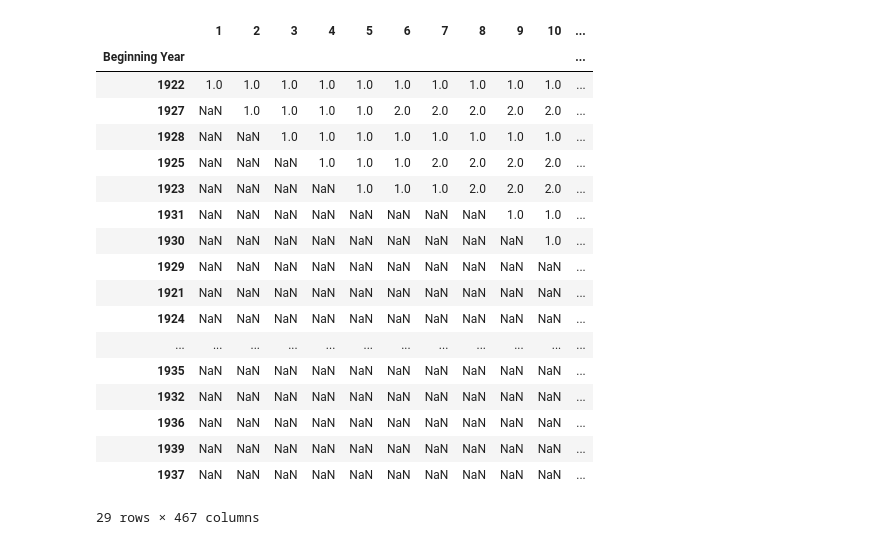
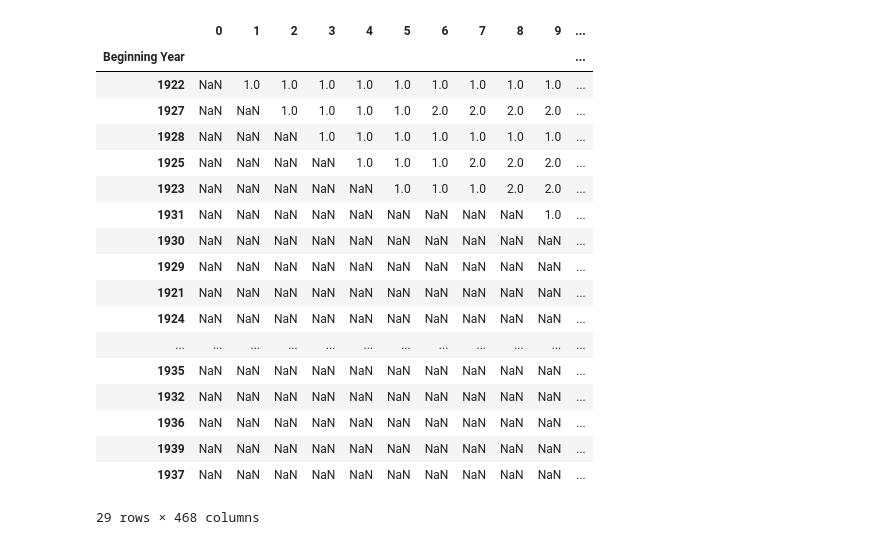
Before and after one commit to ZaneHuttinga/silent-features, a Jupyter notebook: silent_features.ipynb, the cells around one changed output. Drawn from its saved outputs; the diff is of its cells as text; code cells hidden in the pictures.

```diff
--- a/silent_features.ipynb
+++ b/silent_features.ipynb
@@ -16,29 +16,29 @@ movie_count = len(data.index)
 # %%
 # Create an empty DataFrame, which we will load with the counts by year.
 frames = pd.DataFrame()
 
 # Count the movies by year with a for loop.
-for i in range(1,movie_count):
+for i in range(movie_count):
     # Pick out the first i rows of the dataset.
     so_far = data.iloc[range(i),:]
     # Create a new column in the DataFrame 'frames' that will store the counts for the first i rows.
     new_col = pd.DataFrame(so_far.groupby("Beginning Year")["Beginning Year"].count())
     # Rename the new column to the corresponding row number.
     new_col = new_col.rename(columns = {"Beginning Year" : i})
     # Add the new column to the 'frames' DataFrame.
     frames = pd.concat([frames, new_col], axis = 1)
 
 frames
 # %% [output]
-|  | 1 | 2 | 3 | 4 | 5 | 6 | 7 | 8 | 9 | 10 | ... |
+|  | 0 | 1 | 2 | 3 | 4 | 5 | 6 | 7 | 8 | 9 | ... |
 | Beginning Year |  |  |  |  |  |  |  |  |  |  | ... |
-| 1922 | 1.0 | 1.0 | 1.0 | 1.0 | 1.0 | 1.0 | 1.0 | 1.0 | 1.0 | 1.0 | ... |
-| 1927 | NaN | 1.0 | 1.0 | 1.0 | 1.0 | 2.0 | 2.0 | 2.0 | 2.0 | 2.0 | ... |
-| 1928 | NaN | NaN | 1.0 | 1.0 | 1.0 | 1.0 | 1.0 | 1.0 | 1.0 | 1.0 | ... |
-| 1925 | NaN | NaN | NaN | 1.0 | 1.0 | 1.0 | 2.0 | 2.0 | 2.0 | 2.0 | ... |
-| 1923 | NaN | NaN | NaN | NaN | 1.0 | 1.0 | 1.0 | 2.0 | 2.0 | 2.0 | ... |
-| 1931 | NaN | NaN | NaN | NaN | NaN | NaN | NaN | NaN | 1.0 | 1.0 | ... |
-| 1930 | NaN | NaN | NaN | NaN | NaN | NaN | NaN | NaN | NaN | 1.0 | ... |
+| 1922 | NaN | 1.0 | 1.0 | 1.0 | 1.0 | 1.0 | 1.0 | 1.0 | 1.0 | 1.0 | ... |
+| 1927 | NaN | NaN | 1.0 | 1.0 | 1.0 | 1.0 | 2.0 | 2.0 | 2.0 | 2.0 | ... |
+| 1928 | NaN | NaN | NaN | 1.0 | 1.0 | 1.0 | 1.0 | 1.0 | 1.0 | 1.0 | ... |
+| 1925 | NaN | NaN | NaN | NaN | 1.0 | 1.0 | 1.0 | 2.0 | 2.0 | 2.0 | ... |
+| 1923 | NaN | NaN | NaN | NaN | NaN | 1.0 | 1.0 | 1.0 | 2.0 | 2.0 | ... |
+| 1931 | NaN | NaN | NaN | NaN | NaN | NaN | NaN | NaN | NaN | 1.0 | ... |
+| 1930 | NaN | NaN | NaN | NaN | NaN | NaN | NaN | NaN | NaN | NaN | ... |
 | 1929 | NaN | NaN | NaN | NaN | NaN | NaN | NaN | NaN | NaN | NaN | ... |
 | 1921 | NaN | NaN | NaN | NaN | NaN | NaN | NaN | NaN | NaN | NaN | ... |
 | 1924 | NaN | NaN | NaN | NaN | NaN | NaN | NaN | NaN | NaN | NaN | ... |
@@ -48,7 +48,7 @@ frames
 | 1936 | NaN | NaN | NaN | NaN | NaN | NaN | NaN | NaN | NaN | NaN | ... |
 | 1939 | NaN | NaN | NaN | NaN | NaN | NaN | NaN | NaN | NaN | NaN | ... |
 | 1937 | NaN | NaN | NaN | NaN | NaN | NaN | NaN | NaN | NaN | NaN | ... |
-29 rows × 467 columns
+29 rows × 468 columns
 # %%
 # Put the rows of 'frames' in increasing order
 frames = frames.sort_values('Beginning Year')
```
Also changed, not shown: parts of 2 cells of this notebook.
